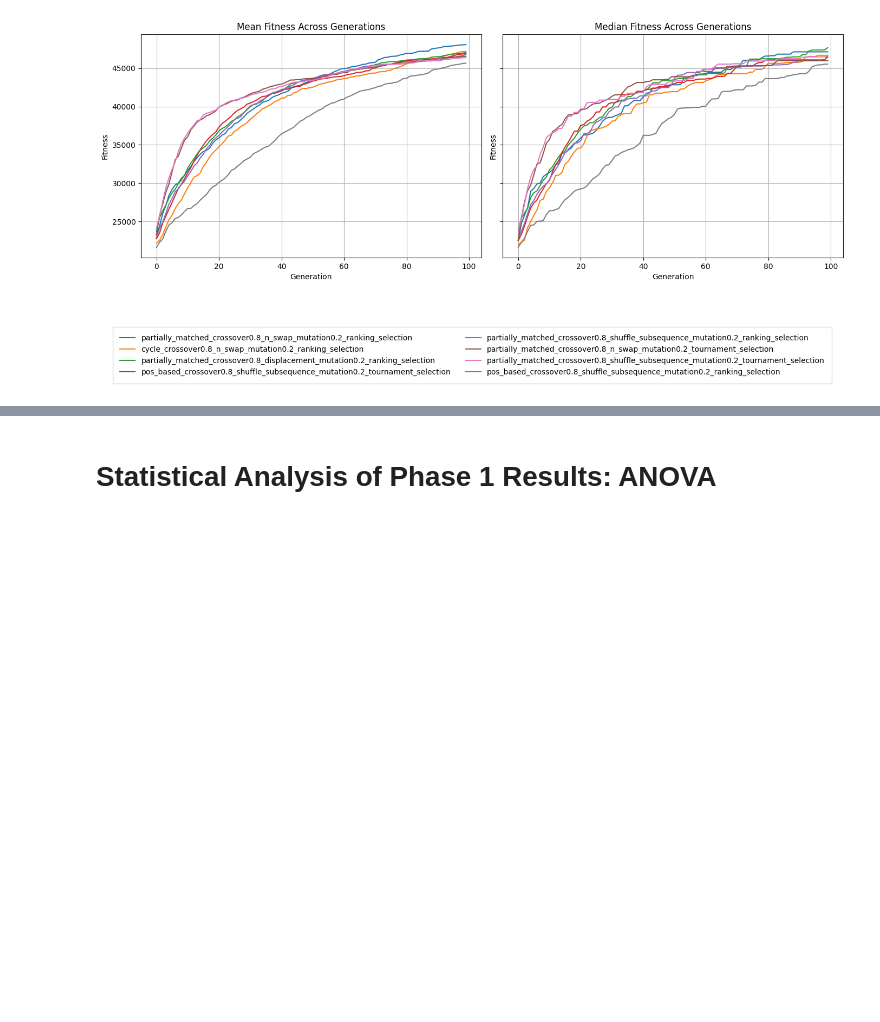
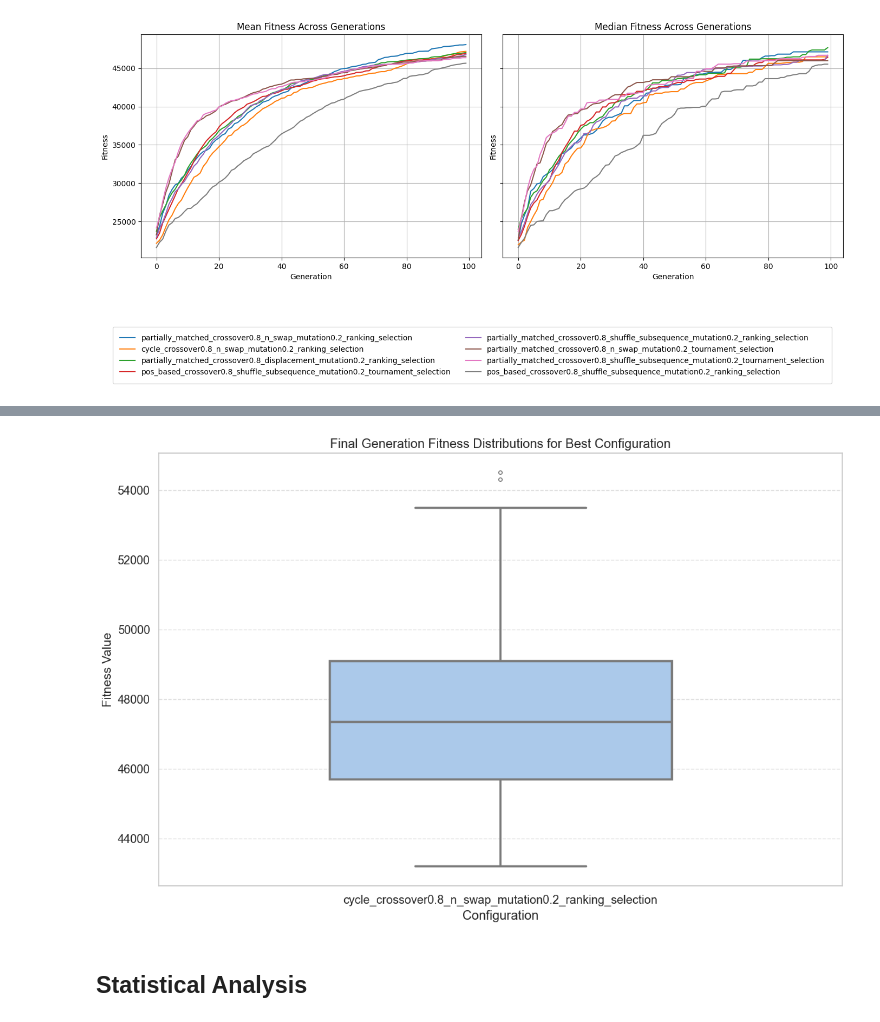
Before and after one commit to gcordeirofm/CIFO25_42, a Jupyter notebook: project/phase_1.ipynb, the cells around one changed output, grey strips where cells are left out. Drawn from its saved outputs; the diff is of its cells as text; code cells hidden in the pictures; blank space fills up the shorter version.

```diff
--- a/project/phase_1.ipynb
+++ b/project/phase_1.ipynb
@@ -218,0 +233,6 @@ pos_based_crossover0.8_shuffle_subsequence_mutation0.2_ranking_selection: 45666.
+# %%
+# using loader function to get fitness values from CSVs (for ANOVA test)
+fitness_by_configuration = load_fitness_results('fitness_results/phase1_concatenated')
+
+# using longform loader function to get fitness values from CSVs (for plotting and pairwise tests)
+longform_fitness = load_fitness_results('fitness_results/phase1_concatenated', longform=True)
@@ -219,3 +304,24 @@ pos_based_crossover0.8_shuffle_subsequence_mutation0.2_ranking_selection: 45666.
+# %%
+# Set a beautiful theme using Seaborn
+sns.set_theme(style="whitegrid", palette="pastel", font_scale=1.2)
+
+# Create the plots - one for each selection method for readibility
+plt.figure(figsize=(12, 8))
+data = longform_fitness[longform_fitness['configuration'] == 'cycle_crossover0.8_n_swap_mutation0.2_ranking_selection']
+
+ax = sns.boxplot(x='configuration', y='fitness_value', data=data, width=0.5, linewidth=2.5, fliersize=4)
+
+# Titles and labels
+plt.title(f'Final Generation Fitness Distributions for Best Configuration')
+plt.ylabel('Fitness Value', fontsize=14)
+plt.xlabel('Configuration')
+plt.xticks(rotation=0)
+plt.grid(True, axis='y', linestyle='--', alpha=0.6)
+
+plt.tight_layout()
+plt.show()
+# %% [output]
+[figure, added]
 # %% [markdown]
-# Statistical Analysis of Phase 1 Results: ANOVA
+## Statistical Analysis
 # %% [markdown]
```
Also changed, not shown: parts of 23 cells of this notebook, 2 other files.
